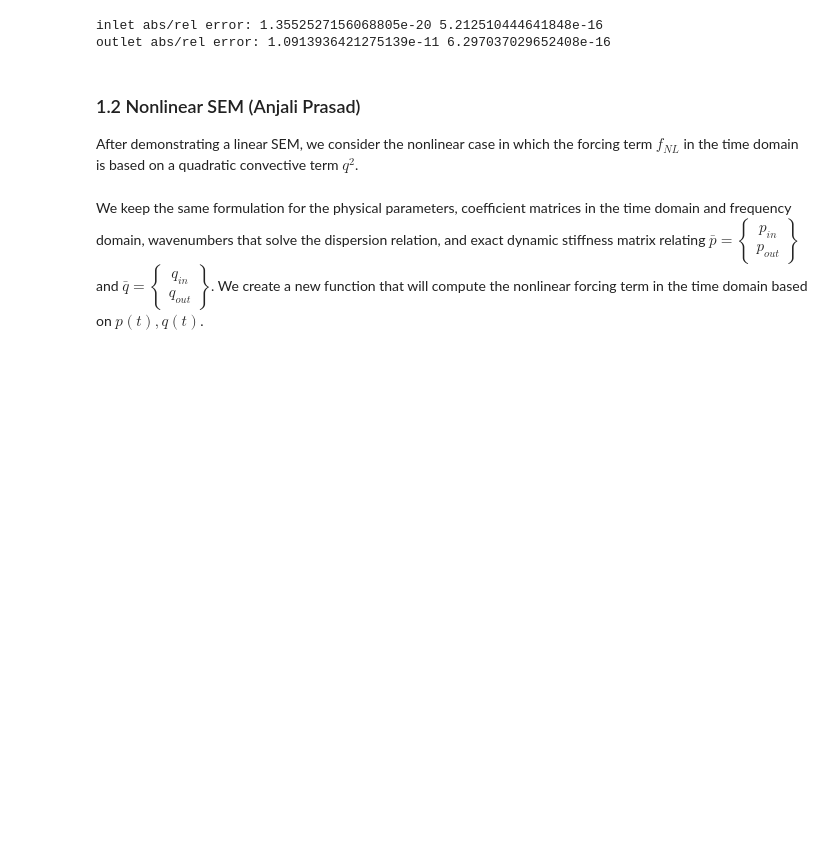
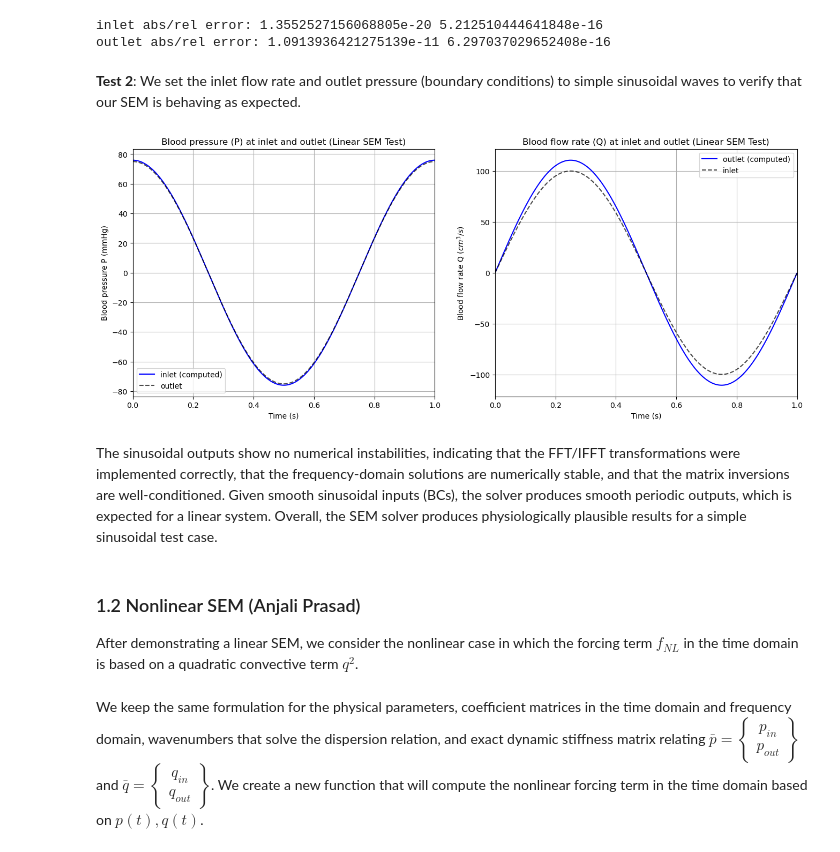
Before and after one commit to zb2263/APMA4300_project, a Jupyter notebook: project.ipynb, the cells around one changed output. Cells and saved outputs as stored; diff of their text form; code cells hidden in the pictures; blank space fills up the shorter version.

```diff
--- a/project.ipynb
+++ b/project.ipynb
@@ -779,6 +802,52 @@ print("outlet abs/rel error:", err_out, rel_out)
 # %% [output]
 inlet abs/rel error: 1.3552527156068805e-20 5.212510444641848e-16
 outlet abs/rel error: 1.0913936421275139e-11 6.297037029652408e-16
+# %% [markdown]
+**Test 2**: We set the inlet flow rate and outlet pressure (boundary conditions) to simple sinusoidal waves to verify that our SEM is behaving as expected.
+# %%
+# Define simple sinusoidal test signals (with realistic amplitudes)
+def inlet_flow_sin(t, params):
+    return 0.0001 * numpy.sin(2 * numpy.pi * t)  # q_in = sin(2πt)
+
+def outlet_pressure_sin(t, params):
+    return 10000 * numpy.cos(2 * numpy.pi * t)  # p_out = cos(2πt)
+
+
+t_sin, qint_sin, pintifft_sin, qoutifft_sin, poutt_sin = sem_fft_ifft(inlet_flow=inlet_flow_sin, outlet_pressure=outlet_pressure_sin)
+
+
+# Unit conversions for plotting
+pin_mmHg_sin  = pintifft_sin / 133.322
+pout_mmHg_sin = poutt_sin / 133.322
+qin_cm3s_sin = qint_sin * 1e6
+qout_cm3s_sin = qoutifft_sin * 1e6
+
+fig = plt.figure(figsize=(16, 6))
+axes = fig.add_subplot(1, 2, 1)
+axes.plot(t_sin, pin_mmHg_sin, 'b-', label='inlet (computed)')
+axes.plot(t_sin, pout_mmHg_sin, 'k--', alpha=0.7, label='outlet')
+axes.set_xlabel('Time (s)')
+axes.set_ylabel(r'Blood pressure P (mmHg)')
+axes.set_title('Blood pressure (P) at inlet and outlet (Linear SEM Test)')
+axes.set_xlim(0.,1.)
+axes.legend(loc='best')
+axes.grid()
+
+axes = fig.add_subplot(1, 2, 2)
+axes.plot(t_sin, qout_cm3s_sin, 'b-', label='outlet (computed)')
+axes.plot(t_sin, qin_cm3s_sin, 'k--', alpha=0.7, label='inlet')
+axes.set_xlabel('Time (s)')
+axes.set_ylabel('Blood flow rate Q ($cm^{3}/s$)')
+axes.set_title('Blood flow rate (Q) at inlet and outlet (Linear SEM Test)')
+axes.set_xlim(0.,1.)
+axes.legend(loc='best')
+axes.grid()
+
+plt.show()
+# %% [output]
+[figure, added]
+# %% [markdown]
+The sinusoidal outputs show no numerical instabilities, indicating that the FFT/IFFT transformations were implemented correctly, that the frequency-domain solutions are numerically stable, and that the matrix inversions are well-conditioned. Given smooth sinusoidal inputs (BCs), the solver produces smooth periodic outputs, which is expected for a linear system. Overall, the SEM solver produces physiologically plausible results for a simple sinusoidal test case.
 # %% [markdown]
 ### 1.2 Nonlinear SEM (Anjali Prasad)
 
```
Also changed, not shown: parts of 29 cells of this notebook.
